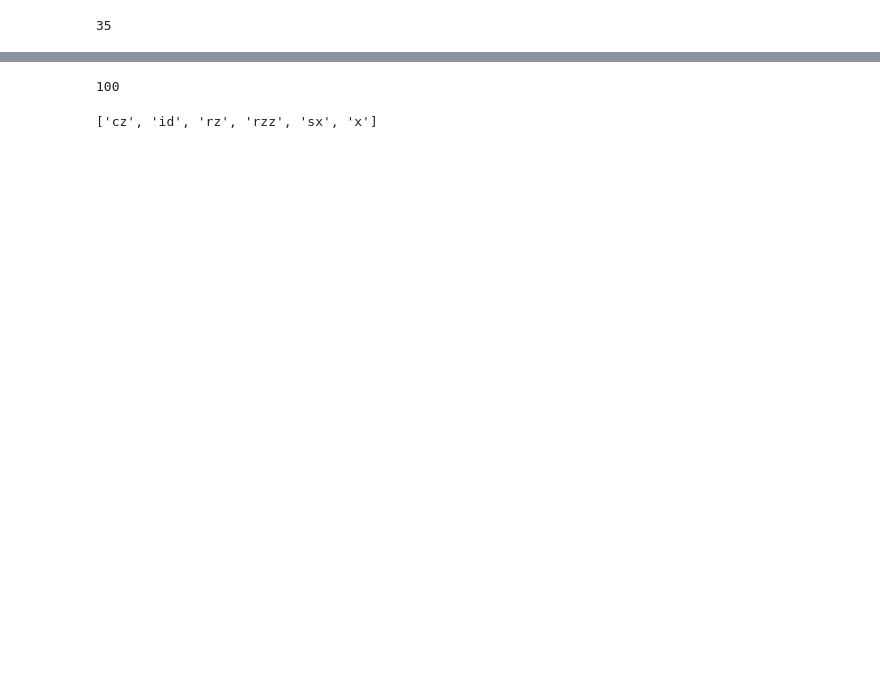
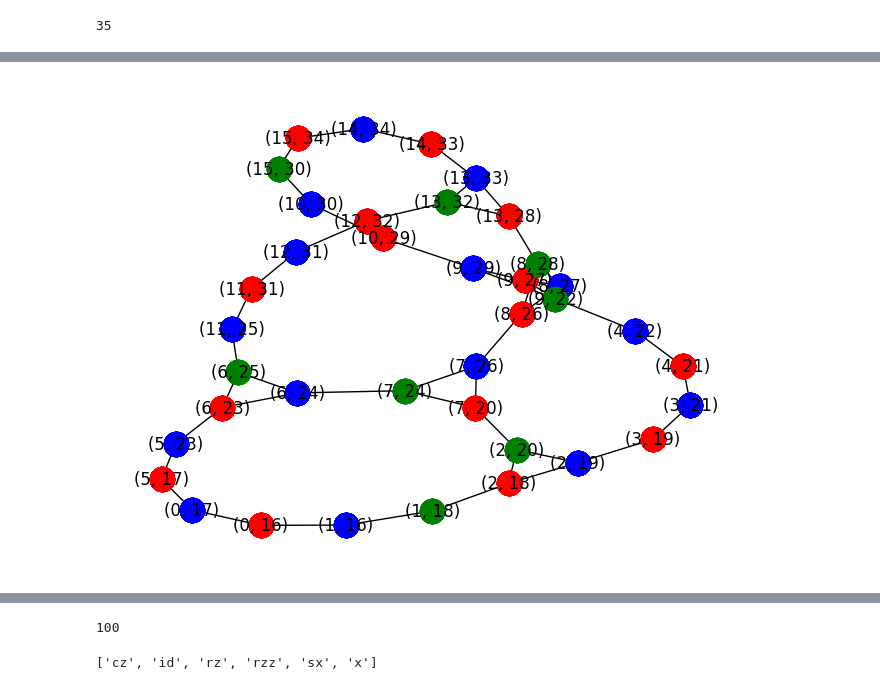
Before and after one commit to JoshCudby/quantum_pangenomics, a Jupyter notebook: qiskit_simulation/notebooks/test_hex_swap.ipynb, the cells around one changed output, grey strips where cells are left out. Saved outputs shown, nothing was run; the diff lists cells and outputs as text; code cells hidden in the pictures; blank space fills up the shorter version.

```diff
--- a/qiskit_simulation/notebooks/test_hex_swap.ipynb
+++ b/qiskit_simulation/notebooks/test_hex_swap.ipynb
@@ -28,0 +44,10 @@ num_physical_qubits
+# %%
+# colour = nx.equitable_color(dual_coupling_map, 3)
+colour = nx.greedy_color(dual_coupling_map, interchange=True)
+
+colours = ['red', 'blue', 'green', 'black']
+nx.draw(dual_coupling_map, pos=pos, with_labels=True)
+for val in colour.values():
+    nx.draw_networkx_nodes(dual_coupling_map, pos, nodelist=[x for x in colour.keys() if colour[x] == val], node_color=colours[val])
+# %% [output]
+[figure, added]
```
Also changed, not shown: parts of 25 cells of this notebook, 20 other files.
